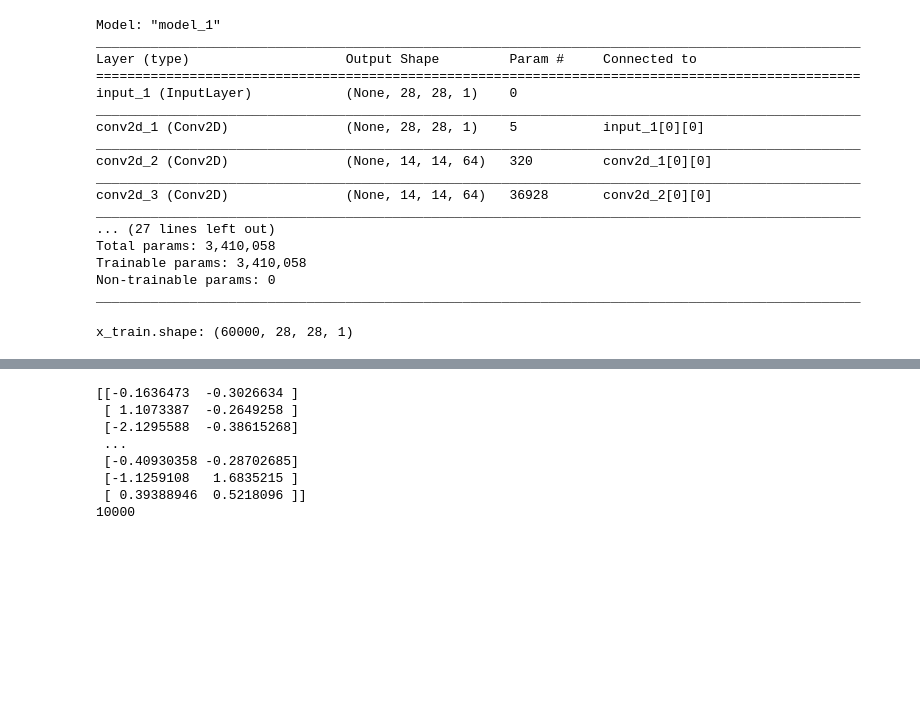
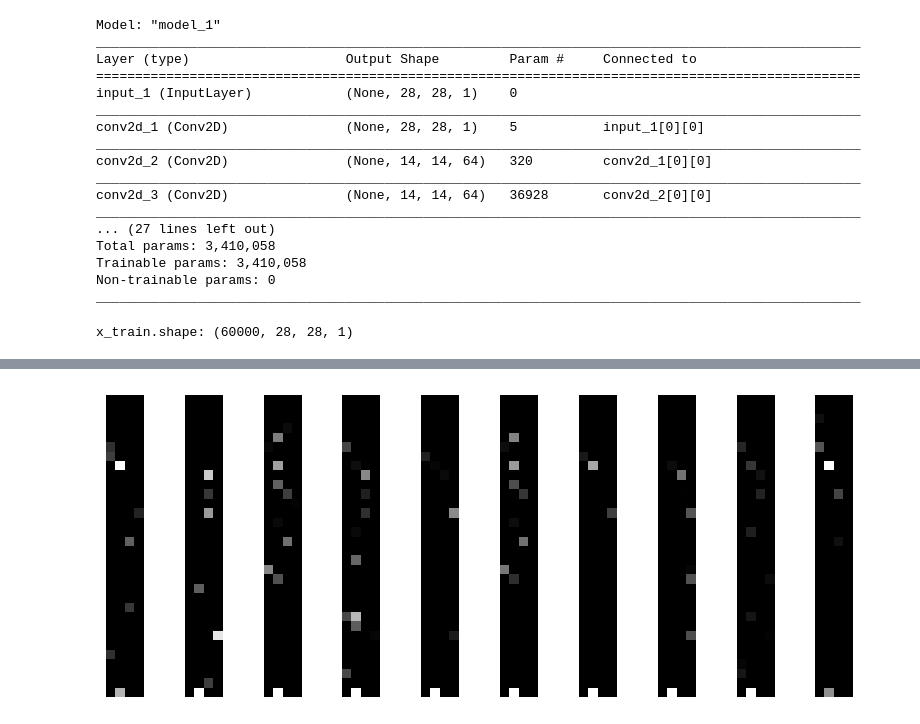
Before and after one commit to prakalps/ImageCompare, a Jupyter notebook: Keras_variational_autoencoder_deconv.ipynb, the cells around one changed output, grey strips where cells are left out. Cells and saved outputs as stored; diff of their text form; code cells hidden in the pictures; blank space fills up the shorter version.

```diff
--- a/Keras_variational_autoencoder_deconv.ipynb
+++ b/Keras_variational_autoencoder_deconv.ipynb
@@ -187,15 +186,22 @@ plt.show()
-# %%
-print(x_test_encoded)
-print(len(x_test_encoded))
-# %% [output]
-[[-0.1636473  -0.3026634 ]
- [ 1.1073387  -0.2649258 ]
- [-2.1295588  -0.38615268]
- ...
- [-0.40930358 -0.28702685]
- [-1.1259108   1.6835215 ]
- [ 0.39388946  0.5218096 ]]
-10000
+# %%
+encoder = Model(x, hidden)
+encoded_imgs = encoder.predict(x_test, batch_size=batch_size)
+# encoded_imgs = encoder.predict(x_test)
+
+# save latent space features 128-d vector
+pickle.dump(encoded_imgs, open('conv_autoencoder_deconv.pickle', 'wb'))
+
+n = 10
+plt.figure(figsize=(10, 4), dpi=100)
+for i in range(n):
+    ax = plt.subplot(1, n, i + 1)
+    plt.imshow(encoded_imgs[i].reshape(4, 4 * 8).T)
+    plt.gray()
+    ax.set_axis_off()
+
+plt.show()
+# %% [output]
+[figure, added]
 # %%
 # build a digit generator that can sample from the learned distribution
 decoder_input = Input(shape=(latent_dim,))
```
Also changed, not shown: parts of 4 cells of this notebook.
